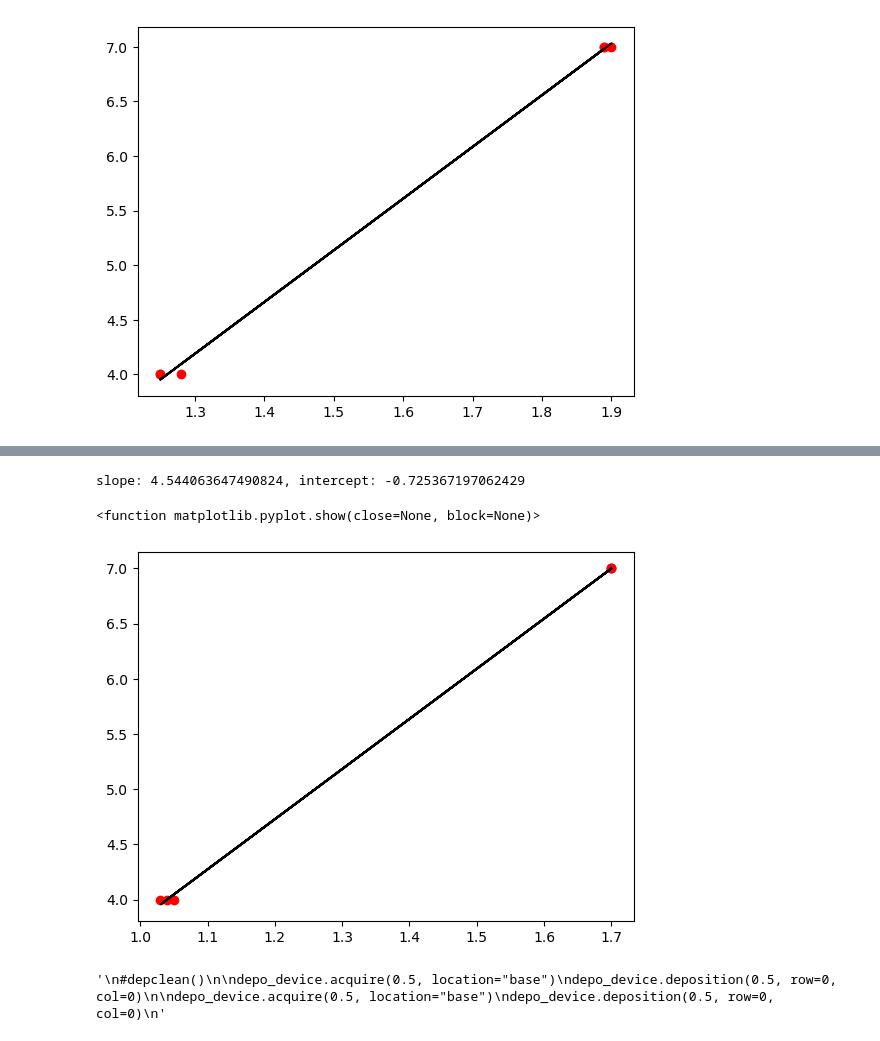
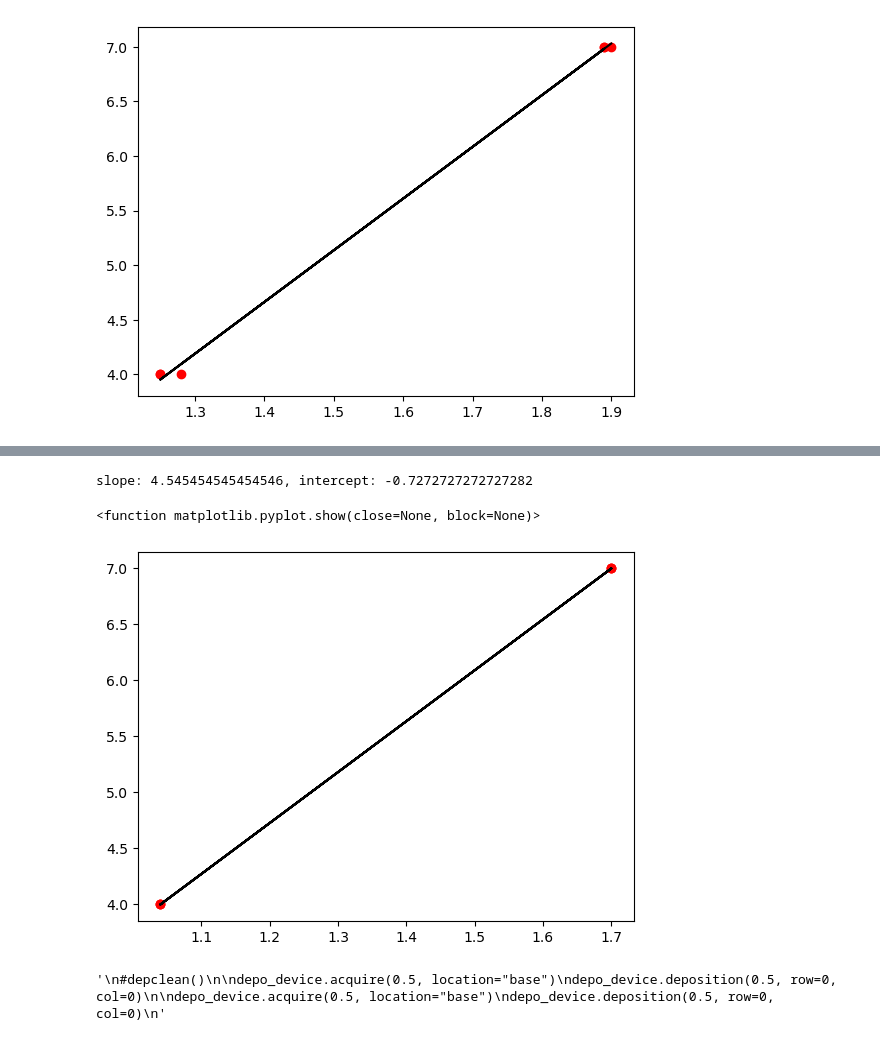
Before and after one commit to mlowe308/Legolas_textCellLoc, a Jupyter notebook: New Versions/Miller's Versions/LegolasOutline.ipynb, the cells around one changed output, grey strips where cells are left out. Cells and saved outputs as stored; diff of their text form; code cells hidden in the pictures.

```diff
--- a/New Versions/Miller's Versions/LegolasOutline.ipynb
+++ b/New Versions/Miller's Versions/LegolasOutline.ipynb
@@ -183,18 +167,18 @@ slope: 3.99851906701222, intercept: 0.3818955942243598
 # %%
 #MANUALLY ADJUSTED DATA PLOTTING
 
 y = [7, 4, 7, 4, 7, 4]
-x = [1.7, 1.03, 1.7, 1.04, 1.7, 1.05]
+x = [1.7, 1.04, 1.7, 1.04, 1.7, 1.04]
 
 line = np.polyfit(x,y,1)
 print(f'slope: {line[0]}, intercept: {line[1]}')
 trend = np.poly1d(line)
 plt.plot(x,y, 'ro', x, trend(x), '-k')
 plt.show
 # %% [output]
-slope: 4.544063647490824, intercept: -0.725367197062429
+slope: 4.545454545454546, intercept: -0.7272727272727282
 <function matplotlib.pyplot.show(close=None, block=None)>
-[figure, old version]
+[figure, new version]
 # %%
 #TESTING PIPETTING
 
```
Also changed, not shown: parts of 12 cells of this notebook.
